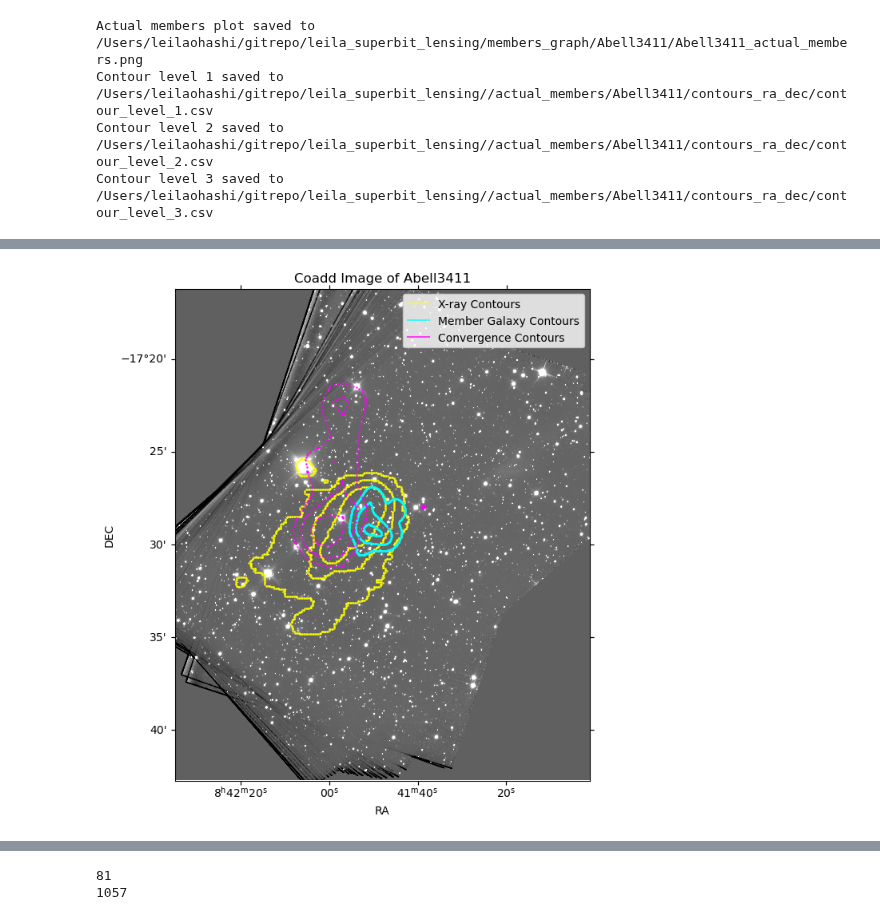
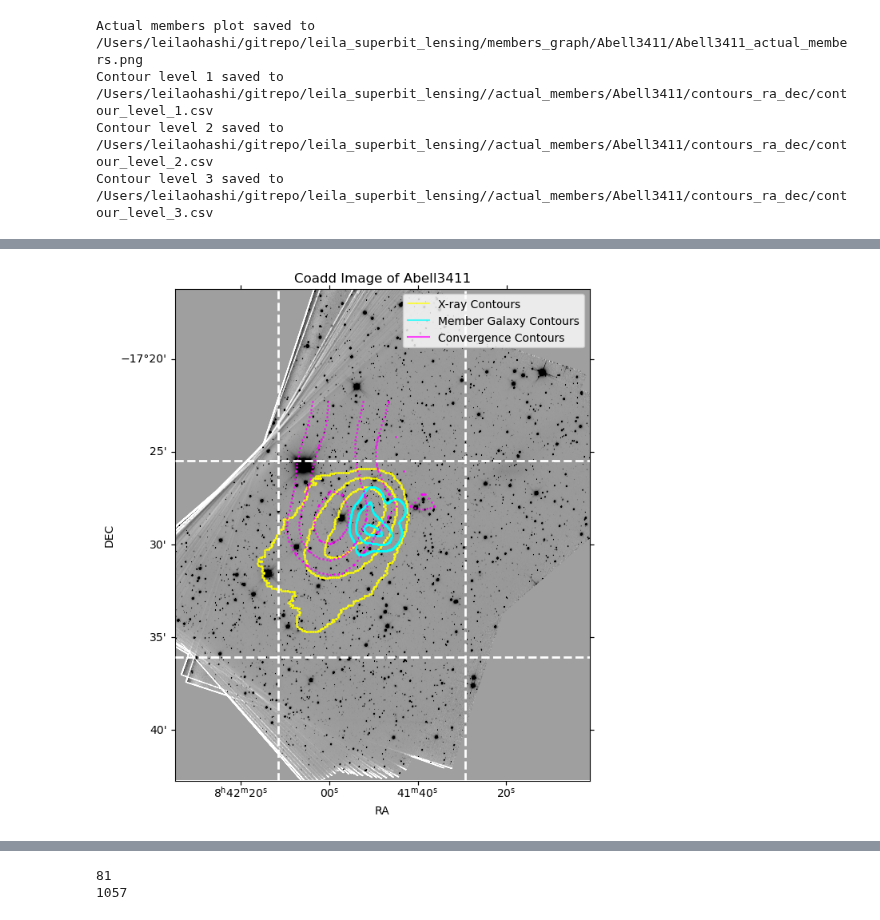
Before and after one commit to LeilaOhashi/leila_superbit_lensing, a Jupyter notebook: notebooks/leila_redseq.ipynb, the cells around one changed output, grey strips where cells are left out. Cells and saved outputs as stored; diff of their text form; code cells hidden in the pictures.

```diff
--- a/notebooks/leila_redseq.ipynb
+++ b/notebooks/leila_redseq.ipynb
@@ -41,6 +41,7 @@ def densify_vertices(vertices, factor=10):
 # %%
 xray_contour_percentiles = [85, 99] # change to desired percentiles for x-ray contours
 xray_contour_number = 3 # number of contour levels to save (e.g., 3 means 3 levels: 70th, 80th, 90th percentiles)
+sigma = 10
 # %%
 fits_path = f"{datadir}/data/xray/{cluster_name}_xray_image.fits"
 if not os.path.exists(fits_path):
@@ -56,7 +57,7 @@ wcs = WCS(xray_header)
 
 
 # Plot the image
-smoothed_counts = gaussian_filter(xray_data, sigma=6)
+smoothed_counts = gaussian_filter(xray_data, sigma=sigma)
 log_image = np.log1p(smoothed_counts)
 vmin, vmax = np.percentile(log_image, [1, 99])
 
@@ -398,8 +408,8 @@ min_y = int(cut_off_line_2_horizontal)
 max_y = int(cut_off_line_1_horizontal)
 min_x = int(cut_off_line_2_vertical)
 max_x = int(cut_off_line_1_vertical)
-cropped_data = conv_data[min_y:max_y, min_x:max_x]
-cropped_wcs = conv_wcs.deepcopy()
+cropped_data = padded_counts[min_y:max_y, min_x:max_x]
+cropped_wcs = padded_wcs.deepcopy()
 cropped_wcs.wcs.crpix[0] -= min_x
 cropped_wcs.wcs.crpix[1] -= min_y
 
@@ -410,7 +420,7 @@ hdu.writeto(crop_save_path, overwrite=True)
 print(f"Cropped FITS saved to {crop_save_path}")
 
 # smooth cropped image
-sigma = 0 # Adjust sigma for smoothing as needed
+sigma = 2 # Adjust sigma for smoothing as needed
 smoothed_cropped_data = gaussian_filter(cropped_data, sigma=sigma)
 
 # Set up plot
@@ -458,5 +468,8 @@ for i, collection in enumerate(conv_cs.collections):
 
 conv_vertices_ra = np.array(conv_vertices_ra)
 conv_vertices_dec = np.array(conv_vertices_dec)
+
+# pad the convergence map with zeros to create continuous contours
+# increase extrapolation of contour vertices to create a denser set of points for better visualization and analysis
 # %% [output]
 Cropped FITS saved to /Users/leilaohashi/gitrepo/leila_superbit_lensing//data/convergence_maps/Abell3411_cropped.fits
@@ -464,6 +477,11 @@ Cropped FITS saved to /Users/leilaohashi/gitrepo/leila_superbit_lensing//data/co
 Contour level 1 saved to /Users/leilaohashi/gitrepo/leila_superbit_lensing//conv_contours/Abell3411/contours_ra_dec/contour_level_1.csv
 Contour level 2 saved to /Users/leilaohashi/gitrepo/leila_superbit_lensing//conv_contours/Abell3411/contours_ra_dec/contour_level_2.csv
 Contour level 3 saved to /Users/leilaohashi/gitrepo/leila_superbit_lensing//conv_contours/Abell3411/contours_ra_dec/contour_level_3.csv
+# %%
+percentage_cut_off_1_horizontal_coadd = 0.65 # Control upper horizontal cutoff for convex hull (e.g., 0.85 means 85th percentile of x-coordinates of contour vertices)
+percentage_cut_off_2_horizontal_coadd = 0.25 # Control lower horizontal cutoff for convex hull (e.g., 0.15 means 15th percentile of x-coordinates of contour vertices)
+percentage_cut_off_1_vertical_coadd = 0.70 # Control upper vertical cutoff for convex hull (e.g., 0.85 means 85th percentile of y-coordinates of contour vertices)
+percentage_cut_off_2_vertical_coadd = 0.25 # Control lower vertical cutoff for convex hull (e.g., 0.15 means 15th percentile of y-coordinates of contour vertices)
 # %%
 # Plotting contours on coadd image
 def wcs_manual(header, prefer_tpv: bool = True) -> WCS:
@@ -543,39 +561,50 @@ if not os.path.exists(fits_path):
     print(f"Coadd image for {cluster_name} not found at {fits_path}.")
 
 # Open the image
 coadd_hdu = fits.open(fits_path)[0]
 coadd_header = coadd_hdu.header
 coadd_data = coadd_hdu.data
-wcs = wcs_manual(coadd_header)
+coadd_wcs = wcs_manual(coadd_header)
 ny, nx = coadd_data.shape # (height, width)
 corners = np.array([[0, 0], [0, ny], [nx, 0], [nx, ny]])
-coadd_radec = wcs.wcs_pix2world(corners, 0)
+coadd_radec = coadd_wcs.wcs_pix2world(corners, 0)
 
 
 # plot the image
 fig = plt.figure(figsize=(8, 8))
-ax = fig.add_subplot(111, projection=wcs)
-ax.imshow(coadd_data, origin='lower', cmap='gray', vmin=np.percentile(coadd_data, 1), vmax=np.percentile(coadd_data, 99))
+ax = fig.add_subplot(111, projection=coadd_wcs)
+ax.imshow(coadd_data, origin='lower', cmap='gray_r', vmin=np.percentile(coadd_data, 1), vmax=np.percentile(coadd_data, 99))
 
 # Grab and plot xray contours
 ax.scatter(all_xray_vertices_ra, all_xray_vertices_dec, s=1, color='yellow', alpha=0.7, transform=ax.get_transform('world'))
 
 # Grab and plot members contours
 ax.scatter(all_members_vertices_ra, all_members_vertices_dec, s=1, color='cyan', alpha=0.7, transform=ax.get_transform('world'))
 
 # Grab and plot convergence contours
 ax.scatter(conv_vertices_ra, conv_vertices_dec, s=1, color='magenta', alpha=0.7, transform=ax.get_transform('world'))
 
 # Aesthetics
 ax.set_title(f'Coadd Image of {cluster_name}')
 ax.set_xlabel('RA')
 ax.set_ylabel('DEC')
 ax.legend([Line2D([0], [0], color='yellow', lw=1.5, alpha=0.7), Line2D([0], [0], color='cyan', lw=1.5, alpha=0.7), Line2D([0], [0], color='magenta', lw=1.5, alpha=0.7)], ['X-ray Contours', 'Member Galaxy Contours', 'Convergence Contours'])
+
+# Cut off line
+cut_off_line_1_horizontal = percentage_cut_off_1_horizontal_coadd*coadd_data.shape[0]
+cut_off_line_2_horizontal = percentage_cut_off_2_horizontal_coadd*coadd_data.shape[0]
+
+ax.axhline(y=cut_off_line_1_horizontal, color='w', linestyle='--', linewidth=2)
+ax.axhline(y=cut_off_line_2_horizontal, color='w', linestyle='--', linewidth=2)
+
+cut_off_line_1_vertical = percentage_cut_off_1_vertical_coadd*coadd_data.shape[1]
+cut_off_line_2_vertical = percentage_cut_off_2_vertical_coadd*coadd_data.shape[1]
+
+ax.axvline(x=cut_off_line_1_vertical, color='w', linestyle='--', linewidth=2)
+ax.axvline(x=cut_off_line_2_vertical, color='w', linestyle='--', linewidth=2)
+
 plt.show()
 
-# see if paper mentions anything about percentile levels for different probes -- UPDATE: paper does not mention percentile levels for different probes; they just say "we choose levels that best show the features in the data" -- UPD
-
-# see if we can do all of this on an RGB image; headsup
-# about memory usage
+# option to crop final image
 # %% [output]
-[figure, old version]
+[figure, new version]
```
Also changed, not shown: parts of 8 cells of this notebook.
